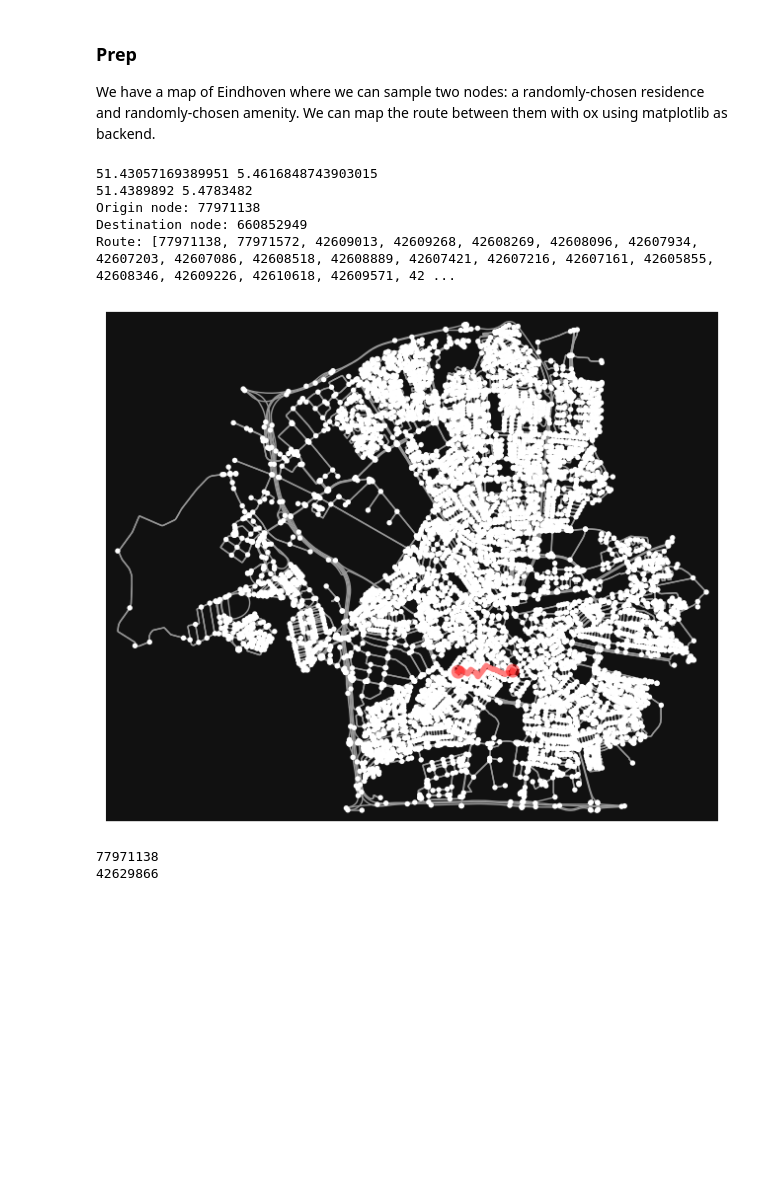
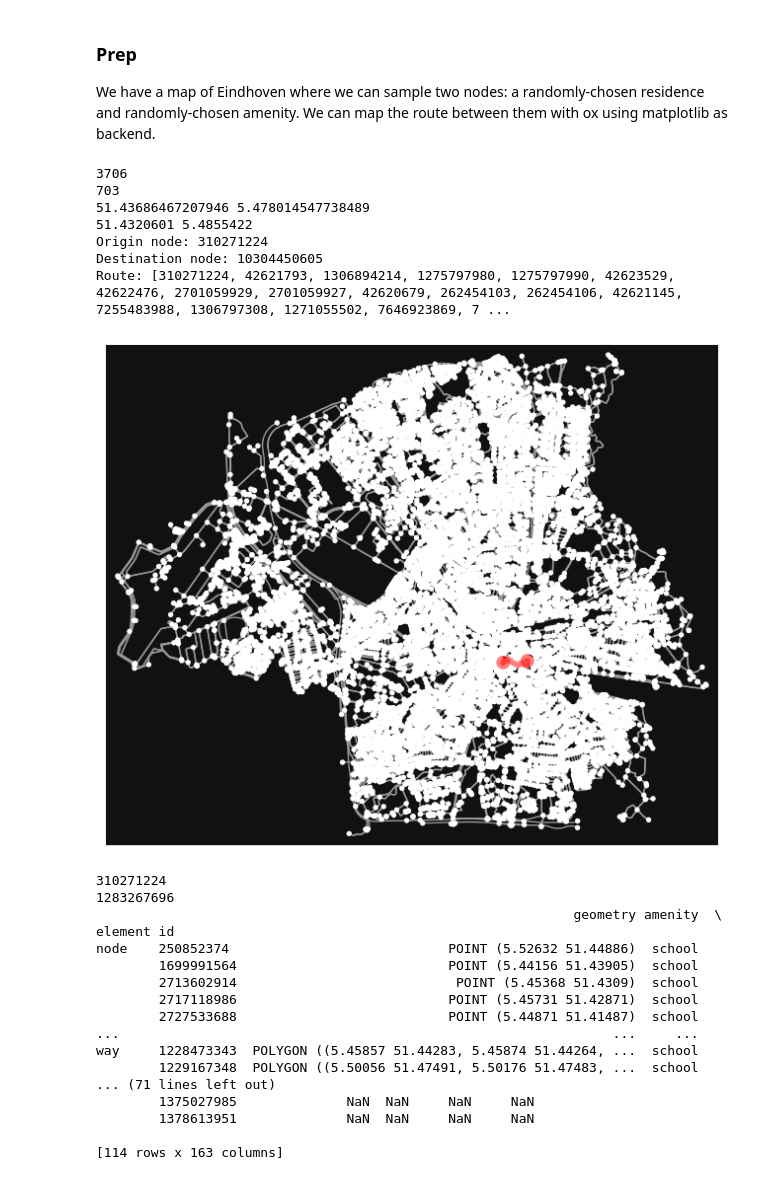
Before and after one commit to XtarXyan/Project-4CBLW00-17, a Jupyter notebook: simulation.ipynb, the cells around one changed output. Drawn from its saved outputs; the diff is of its cells as text; code cells hidden in the pictures; blank space fills up the shorter version.

```diff
--- a/simulation.ipynb
+++ b/simulation.ipynb
@@ -23,7 +24,7 @@ The rules of the simulation are as follows:
 - For the amenities they don’t work at, an agent keeps a list of the closest n amenities to their home or workplace, and go to one of those on the list based on a geometrically decreasing probability in order of proximity. We name this probability "curiosity".
 # %%
 # Initialization
-import Person as ps
+import person as ps
 
 G = ps.dists.G_bike
 # Get the nodes and edges of the graph
@@ -31,7 +32,7 @@ nodes, edges = ox.graph_to_gdfs(G, nodes=True, edges=True)
 
 # Adapted from eindhovenMap.py
 tags = {
-    'office': ['yes'],
+    'office': True,
     'amenity': [
         'pharmacy', 'hospital', 'clinic', 'doctors',
         'school', 'kindergarten', 'college', 'university',
@@ -46,8 +47,22 @@ tags = {
 }
 
 # Get the amenities of the area
-amenities = ox.features_from_place(ps.dists.place, tags=tags)
+amenities = ox.features_from_place(ps.dists.place, tags={'amenity': tags['amenity']})
 
-# Get the residences of the area
-residences = ox.features_from_place(ps.dists.place, tags={'building': ['residential']})
+# Get the offices of the area
+offices = ox.features_from_place(ps.dists.place, tags={'office': True})
+
+# Combine the amenities and offices features
+workplaces = gpd.GeoDataFrame(pd.concat([amenities, offices], ignore_index=True))
+
+# Get the apartments of the area
+residences = ox.features_from_place(ps.dists.place, tags={'building': ['apartments']})
+
+print(f"Number of residences: {len(residences)}")
+
+print(f"Number of offices: {len(offices)}")
+
+print(f"Number of amenities: {len(amenities)}")
+
+print(f"Number of workplaces: {len(workplaces)}")
 # %% [output]
@@ -60,47 +78,68 @@ We have a map of Eindhoven where we can sample two nodes: a randomly-chosen resi
 # For now just simulate a single agent
 # Create a random agent
 
+print(len(residences))
+print(len(amenities))
 
 import matplotlib as plt
 
 # Get the coordinates of a random residence
 rcoords = residences.sample(1).geometry.values[0].centroid.coords[0]
 # Get the coordinates of a random workplace
-wcoords = amenities.sample(1).geometry.values[0].centroid.coords[0]
+wcoords = offices.sample(1).geometry.values[0].centroid.coords[0]
 
 print(rcoords[1], rcoords[0])
 print(wcoords[1], wcoords[0])
 
 orig = ox.distance.nearest_nodes(G, X=rcoords[0], Y=rcoords[1])
 dest = ox.distance.nearest_nodes(G, X=wcoords[0], Y=rcoords[1])
 
 print(f"Origin node: {orig}")
 print(f"Destination node: {dest}")
 
 route = nx.shortest_path(G, orig, dest, weight='length')
 print(f"Route: {route}")
 ox.plot_graph_route(G, route)
 
 
 print(ox.distance.nearest_nodes(
     G,
     X=rcoords[0],
     Y=rcoords[1],
 ))
 print(ox.distance.nearest_nodes(
     G,
     X=wcoords[0],
     Y=wcoords[1],
 ))
+
+print(amenities[amenities['amenity'] == 'school'])
 # %% [output]
-51.43057169389951 5.4616848743903015
-51.4389892 5.4783482
-Origin node: 77971138
-Destination node: 660852949
-Route: [77971138, 77971572, 42609013, 42609268, 42608269, 42608096, 42607934, 42607203, 42607086, 42608518, 42608889, 42607421, 42607216, 42607161, 42605855, 42608346, 42609226, 42610618, 42609571, 42 ...
+3706
+703
+51.43686467207946 5.478014547738489
+51.4320601 5.4855422
+Origin node: 310271224
+Destination node: 10304450605
+Route: [310271224, 42621793, 1306894214, 1275797980, 1275797990, 42623529, 42622476, 2701059929, 2701059927, 42620679, 262454103, 262454106, 42621145, 7255483988, 1306797308, 1271055502, 7646923869, 7 ...
-[figure, old version]
+[figure, new version]
-77971138
-42629866
+310271224
+1283267696
+                                                             geometry amenity  \
+element id
+node    250852374                            POINT (5.52632 51.44886)  school
+        1699991564                           POINT (5.44156 51.43905)  school
+        2713602914                            POINT (5.45368 51.4309)  school
+        2717118986                           POINT (5.45731 51.42871)  school
+        2727533688                           POINT (5.44871 51.41487)  school
+...                                                               ...     ...
+way     1228473343  POLYGON ((5.45857 51.44283, 5.45874 51.44264, ...  school
+        1229167348  POLYGON ((5.50056 51.47491, 5.50176 51.47483, ...  school
+... (71 lines left out)
+        1375027985              NaN  NaN     NaN     NaN
+        1378613951              NaN  NaN     NaN     NaN
+
+[114 rows x 163 columns]
 # %%
 print(ps.dists.calculate_distances(
     ps.dists.G_walk, rcoords, wcoords
```
Also changed, not shown: parts of 7 cells of this notebook, 5 other files.
